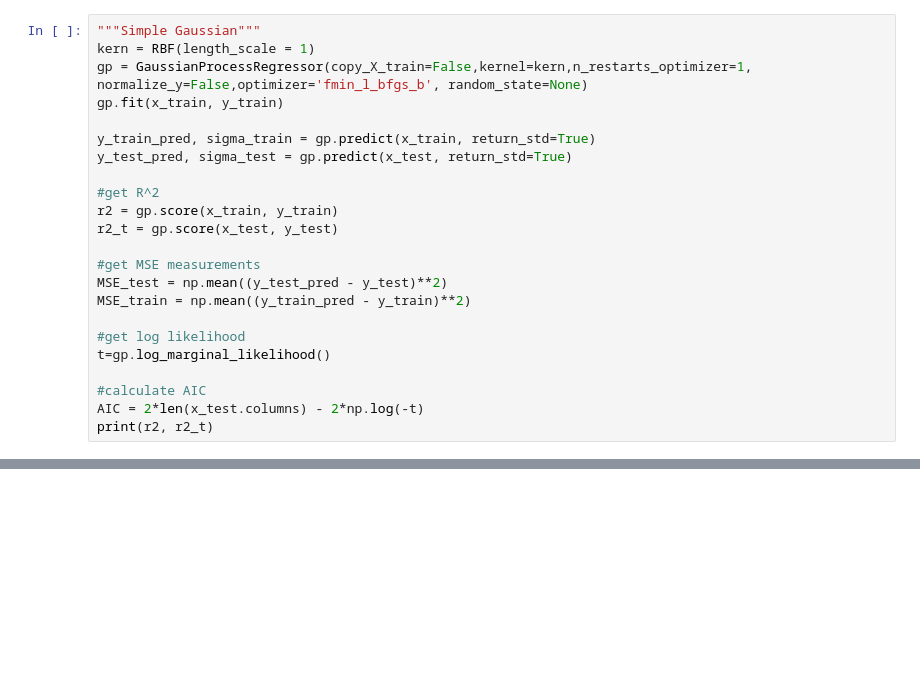
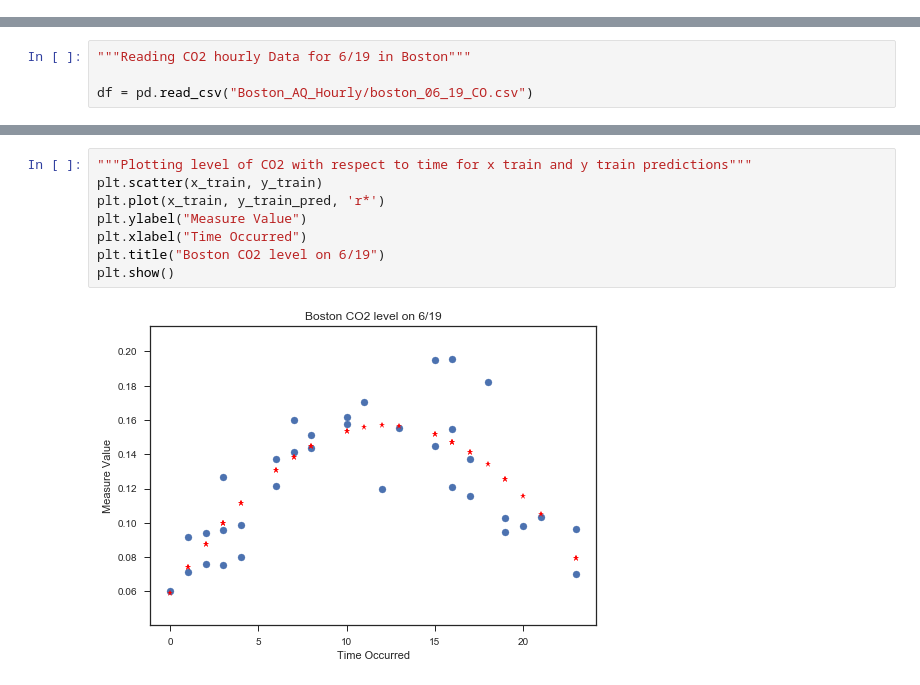
Before and after one commit to onefishy/TRiCAM_BostonAQ, a Jupyter notebook: pm_gaussian.ipynb, the cells around one changed output, grey strips where cells are left out. Cells and saved outputs as stored; diff of their text form; blank space fills up the shorter version.

Commit message:
end of week update -- includes latest Gaussian code

```diff
--- a/pm_gaussian.ipynb
+++ b/pm_gaussian.ipynb
@@ -305,23 +0,0 @@ len(x_train)
-# %%
-"""Simple Gaussian"""
-kern = RBF(length_scale = 1)
-gp = GaussianProcessRegressor(copy_X_train=False,kernel=kern,n_restarts_optimizer=1, normalize_y=False,optimizer='fmin_l_bfgs_b', random_state=None)
-gp.fit(x_train, y_train)
-
-y_train_pred, sigma_train = gp.predict(x_train, return_std=True)
-y_test_pred, sigma_test = gp.predict(x_test, return_std=True)
-
-#get R^2
-r2 = gp.score(x_train, y_train)
-r2_t = gp.score(x_test, y_test)
-
-#get MSE measurements
-MSE_test = np.mean((y_test_pred - y_test)**2)
-MSE_train = np.mean((y_train_pred - y_train)**2)
-
-#get log likelihood
-t=gp.log_marginal_likelihood()
-
-#calculate AIC
-AIC = 2*len(x_test.columns) - 2*np.log(-t)
-print(r2, r2_t)
@@ -333,0 +34,4 @@ len(y_train)
+# %%
+"""Reading CO2 hourly Data for 6/19 in Boston"""
+
+df = pd.read_csv("Boston_AQ_Hourly/boston_06_19_CO.csv")
@@ -333,0 +105,10 @@ len(y_train)
+# %%
+"""Plotting level of CO2 with respect to time for x train and y train predictions"""
+plt.scatter(x_train, y_train)
+plt.plot(x_train, y_train_pred, 'r*')
+plt.ylabel("Measure Value")
+plt.xlabel("Time Occurred")
+plt.title("Boston CO2 level on 6/19")
+plt.show()
+# %% [output]
+[figure, added]
```
Also changed, not shown: parts of 53 cells of this notebook, 33 other files.
